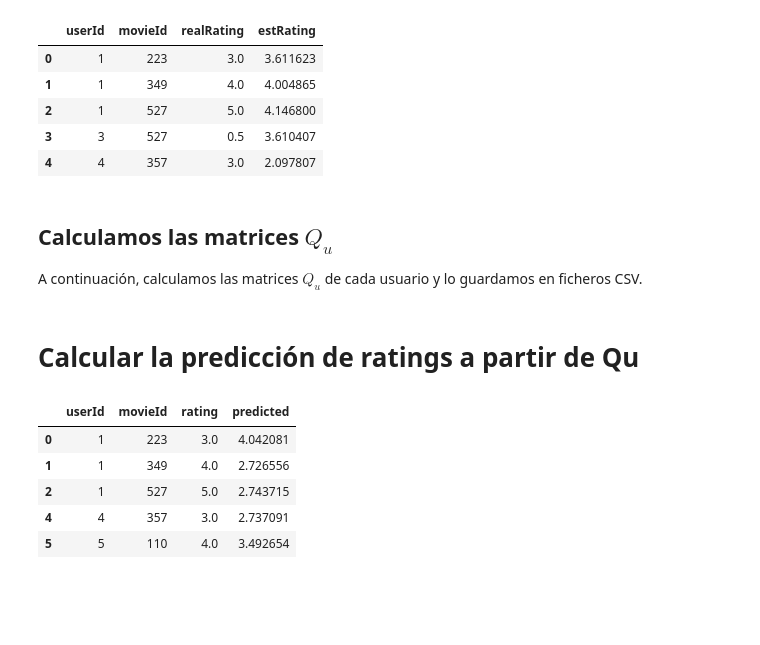
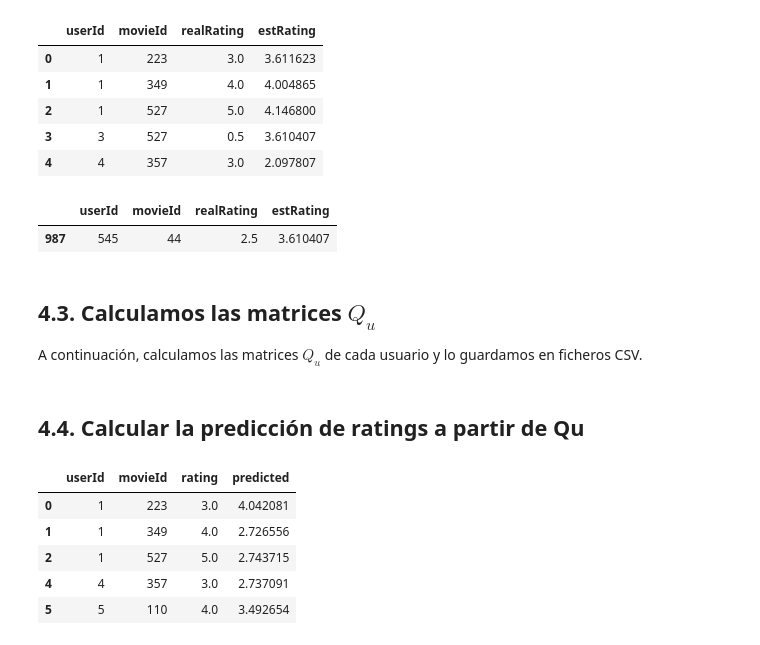
Before and after one commit to jljorro/Matrix_Factorization_Explanations, a Jupyter notebook: 4_calcular_matrices_q.ipynb, the cells around one changed output. Saved outputs shown, nothing was run; the diff lists cells and outputs as text; code cells hidden in the pictures; blank space fills up the shorter version.

```diff
--- a/4_calcular_matrices_q.ipynb
+++ b/4_calcular_matrices_q.ipynb
@@ -103,10 +108,15 @@ predictions_df.head()
 | 2 | 1 | 527 | 5.0 | 4.146800 |
 | 3 | 3 | 527 | 0.5 | 3.610407 |
 | 4 | 4 | 357 | 3.0 | 2.097807 |
+# %%
+predictions_df[predictions_df['userId'] == 545]
+# %% [output]
+|  | userId | movieId | realRating | estRating |
+| 987 | 545 | 44 | 2.5 | 3.610407 |
 # %%
 predictions_df.to_csv('data/experiment_data/predicted_values.csv', index=False)
 # %% [markdown]
-## Calculamos las matrices $Q_u$
+## 4.3. Calculamos las matrices $Q_u$
 
 A continuación, calculamos las matrices $Q_u$ de cada usuario y lo guardamos en ficheros CSV.
 # %%
@@ -133,7 +143,7 @@ for u in tqdm(range(len(p))):
     path = 'data/matrices_data/q_user_' + str(user_id) + '.csv'
     q_u_df.to_csv(path, index=False)
 # %% [markdown]
-# Calcular la predicción de ratings a partir de Qu
+## 4.4. Calcular la predicción de ratings a partir de Qu
 # %%
 def get_predicted_rating(row):
     user = int(row['userId'])
```
Also changed, not shown: parts of 7 cells of this notebook, 29 other files.
